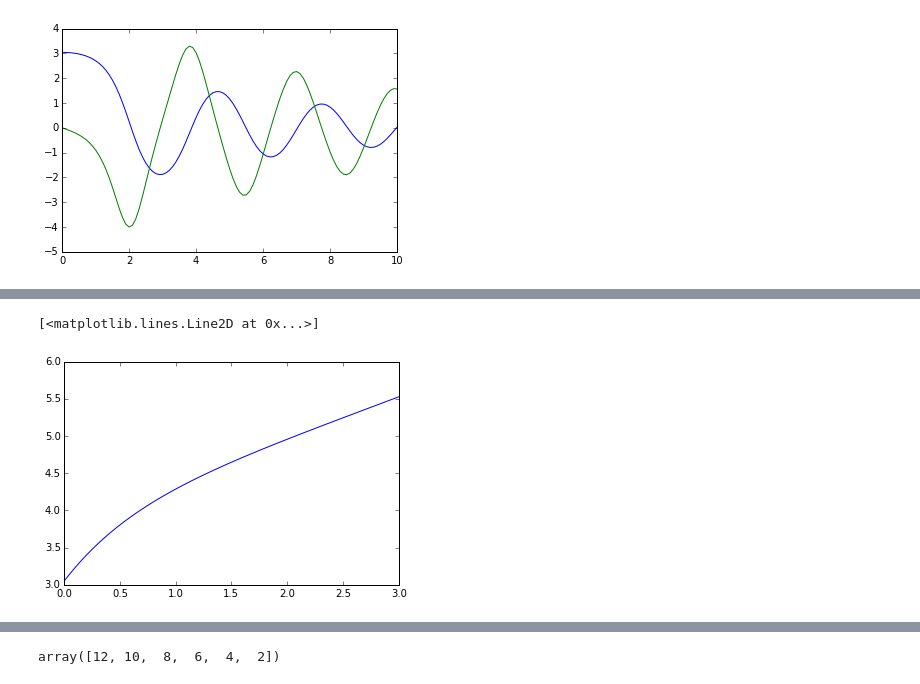
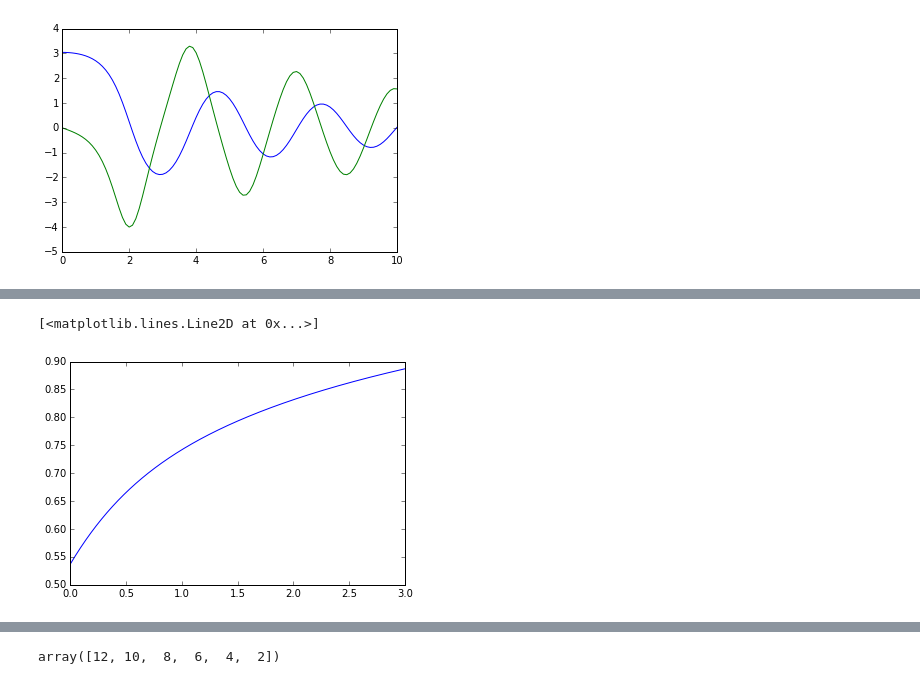
Before and after one commit to kgage/deltaplots, a Jupyter notebook: ModelPlots.ipynb, the cells around one changed output, grey strips where cells are left out. Drawn from its saved outputs; the diff is of its cells as text; code cells hidden in the pictures.

Commit message:
growth function attempts

```diff
--- a/ModelPlots.ipynb
+++ b/ModelPlots.ipynb
@@ -261,24 +283,34 @@ def Growth(z, g, arg1):
     G, Gprime = g
     h, Om, Op, w0, wa, Or, Ok = arg1
     gppcoeff = ((1 + z) * Hubblez(z, h, Om, Op, w0, wa = wa, Or = Or, Ok = Ok)) ** 2
+    H0 = 100 * h * u.km / u.s / u.Mpc
     Opp = (3 * (1 + w0 + z + w0 * z + wa * z) * Op
            * (1 + z) ** (3 * w0 + 3 * wa + 1)
            * np.exp(-3 * wa * z / (1 + z)))
-    # Removed 1/H(z) as it cancels out in full ODE
-    Hp = (10000 * h ** 2 * (u.km ** 2) / (u.s ** 2) / (u.Mpc ** 2)
-          * (3 * Om * (1 + z) ** 2 + 4 * Or * (1 + z) ** 3
-             + 2 * Ok * (1 + z) + Opp) / 2)
+    E2p = (3 * Om * (1 + z) ** 2 + 4 * Or * (1 + z) ** 3
+           + 2 * Ok * (1 + z) + Opp)
     gpcoeff = ((1 + z) * Hubblez(z, h, Om, Op, w0, wa = wa, Or = Or, Ok = Ok) ** 2
-               - (1 + z) ** 2 * Hp)
-    gcoeff = (3 / 2 * Om * 10000 * h ** 2 * (u.km ** 2) / (u.s ** 2)
-              / (u.Mpc ** 2) * (1 + z) ** 3)
-    dgdz = [Gprime, (gpcoeff * Gprime + gcoeff * G) / gppcoeff]
+               - (1 + z) ** 2 * E2p * H0 ** 2 / 2)
+    gcoeff = 3 / 2 * Om * H0 ** 2 * (1 + z) ** 3
+    dgdz = [Gprime, (gpcoeff / gppcoeff).to(1) * Gprime + (gcoeff / gppcoeff).to(1) * G]
     return dgdz
+def Growth2(z, g, arg1):
+    """
+    """
+    G, Gprime = g
+    h, Om, Op, w0, wa, Or, Ok = arg1
+    gppcoeff = (1 + z) ** 2 * Hubblez(z, h, Om, Op, -1) ** 2
+    H0 = 100 * h * u.km / u.s / u.Mpc
+    E2p = 3 * Om * (1 + z) ** 2
+    gpcoeff = ((1 + z) * Hubblez(z, h, Om, Op, -1) ** 2
+               - (1 + z) ** 2 * E2p * H0 ** 2 / 2)
+    gcoeff = 3 / 2 * Om * H0 ** 2 * (1 + z) ** 3
+    dgdz = [Gprime, (gpcoeff / gppcoeff).to(1) * Gprime + (gcoeff / gppcoeff).to(1) * G]
+    return dgdz
 # %%
-g0 = [1.0, 0.0]
+g0 = [1.0, -0.1]
 t = np.linspace(0, 9, 2701)
-ode = scipy.integrate.ode(Growth)
-ode.set_integrator("dopri5")
+ode = scipy.integrate.ode(Growth2)
 ode.set_initial_value(g0, 9.0)
 ode.set_f_params((0.710,0.222+0.045,0.733,-1.0, 0.0, 0.0, 0.0))
 res = np.array(g0)
@@ -287,6 +336,6 @@ for time in t[::-1][1:]:
 # %%
-grow = res[::-1,:]
-plt.plot(Z,(1+Z)*grow[:901,0])
+grow2 = res2[::-1,:]
+plt.plot(Z,(1+Z)*grow2[:901,0]/10)
 # %% [output]
 [<matplotlib.lines.Line2D at 0x...>]
-[figure, old version]
+[figure, new version]
```
Also changed, not shown: parts of 10 cells of this notebook.
